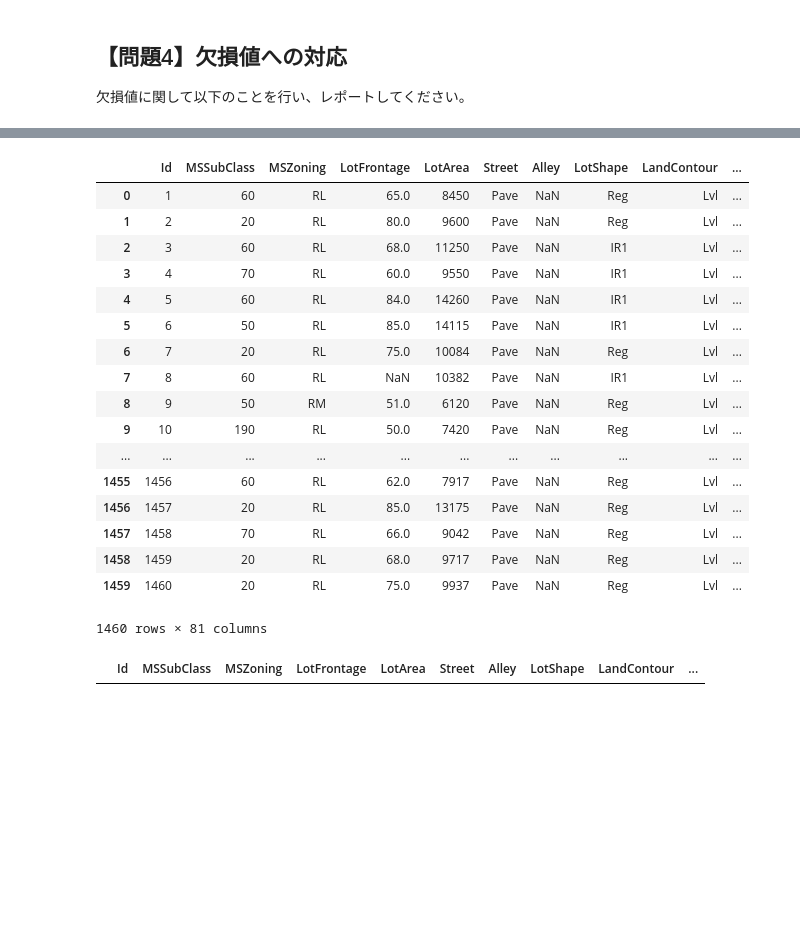
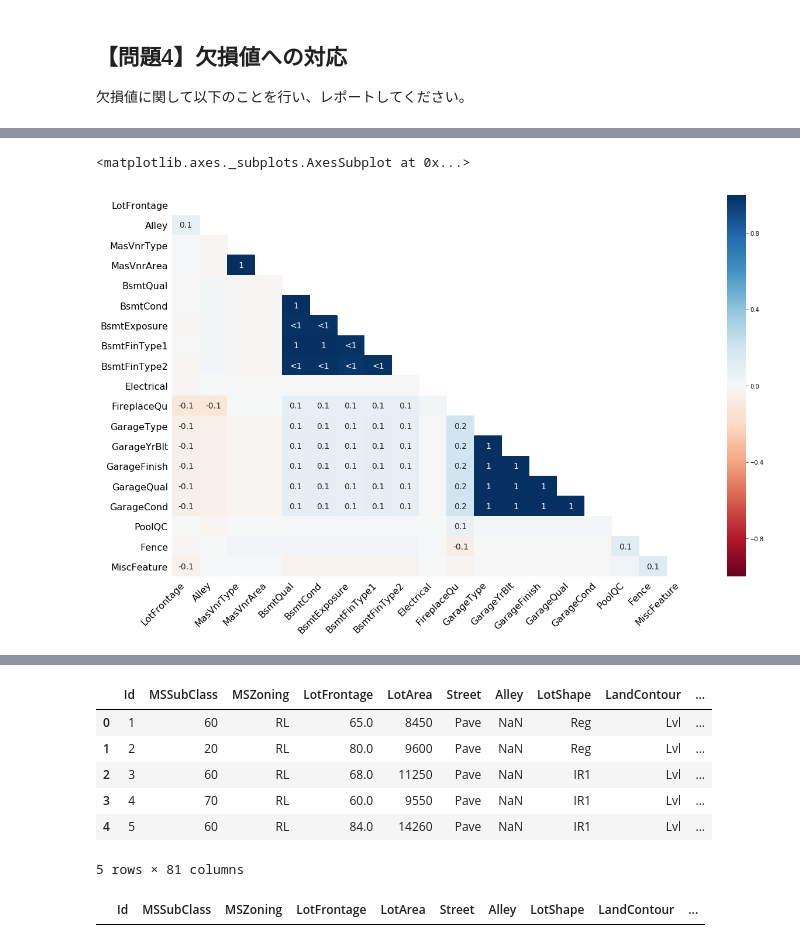
Before and after one commit to tominagashuji/dic_ml, a Jupyter notebook: week03/week3_2.ipynb, the cells around one changed output, grey strips where cells are left out. Drawn from its saved outputs; the diff is of its cells as text; code cells hidden in the pictures; blank space fills up the shorter version.

```diff
--- a/week03/week3_2.ipynb
+++ b/week03/week3_2.ipynb
@@ -147,3 +115,8 @@ msno.matrix(X)
+# %%
+msno.heatmap(X)
+# %% [output]
+<matplotlib.axes._subplots.AxesSubplot at 0x...>
+[figure, added]
 # %%
 """
 欠損値が何パーセント含まれるかを確認する。＞調査したらなんか出てきたので表示させるw
@@ -179,41 +152,30 @@ NULL数:0　　　　NULL率:0.0    データの種類数:663
 # %%
 """
 ヒント
 5つ以上欠損値がある特徴量（列）は削除する。 .dropna＞行の間違えじゃない？？
 pandas + XXX
 """
 # X.dropna(how='any',axis=1) #nullが含まれる行を削除する
 # X.dropna(axis=1) #nullが含まれる行を削除する
 
 # X.dropna(subset=['LotFrontage']['Alley']['MasVnrType'])
 
 # ５件以上欠損値がある列を弾くと全部の行が弾かれた。（列を削除したいんだってば！！）
 # X.dropna(subset=['LotFrontage','Alley','MasVnrType','MasVnrArea','BsmtQual',
 #                  'BsmtCond','BsmtExposure','BsmtFinType1','BsmtFinType2',
 #                  'FireplaceQu','GarageType','GarageYrBlt','GarageFinish',
 #                 'GarageQual','GarageCond','PoolQC','Fence','MiscFeature'])
 
 # 非欠損値の数を数えて削除する。この場合であれば非欠損値が５個以上あればそのレコードは残す。という書き方。
-X.dropna(thresh=5)
+X.dropna(thresh=5).head()
 # %% [output]
 |  | Id | MSSubClass | MSZoning | LotFrontage | LotArea | Street | Alley | LotShape | LandContour | ... |
 | 0 | 1 | 60 | RL | 65.0 | 8450 | Pave | NaN | Reg | Lvl | ... |
 | 1 | 2 | 20 | RL | 80.0 | 9600 | Pave | NaN | Reg | Lvl | ... |
 | 2 | 3 | 60 | RL | 68.0 | 11250 | Pave | NaN | IR1 | Lvl | ... |
 | 3 | 4 | 70 | RL | 60.0 | 9550 | Pave | NaN | IR1 | Lvl | ... |
 | 4 | 5 | 60 | RL | 84.0 | 14260 | Pave | NaN | IR1 | Lvl | ... |
-| 5 | 6 | 50 | RL | 85.0 | 14115 | Pave | NaN | IR1 | Lvl | ... |
-| 6 | 7 | 20 | RL | 75.0 | 10084 | Pave | NaN | Reg | Lvl | ... |
-| 7 | 8 | 60 | RL | NaN | 10382 | Pave | NaN | IR1 | Lvl | ... |
-| 8 | 9 | 50 | RM | 51.0 | 6120 | Pave | NaN | Reg | Lvl | ... |
-| 9 | 10 | 190 | RL | 50.0 | 7420 | Pave | NaN | Reg | Lvl | ... |
-| ... | ... | ... | ... | ... | ... | ... | ... | ... | ... | ... |
-| 1455 | 1456 | 60 | RL | 62.0 | 7917 | Pave | NaN | Reg | Lvl | ... |
-| 1456 | 1457 | 20 | RL | 85.0 | 13175 | Pave | NaN | Reg | Lvl | ... |
-| 1457 | 1458 | 70 | RL | 66.0 | 9042 | Pave | NaN | Reg | Lvl | ... |
-| 1458 | 1459 | 20 | RL | 68.0 | 9717 | Pave | NaN | Reg | Lvl | ... |
-| 1459 | 1460 | 20 | RL | 75.0 | 9937 | Pave | NaN | Reg | Lvl | ... |
-1460 rows × 81 columns
+5 rows × 81 columns
 # %%
 """
 欠損値があるサンプル（行）は削除する。
```
Also changed, not shown: parts of 14 cells of this notebook, 2 other files.
